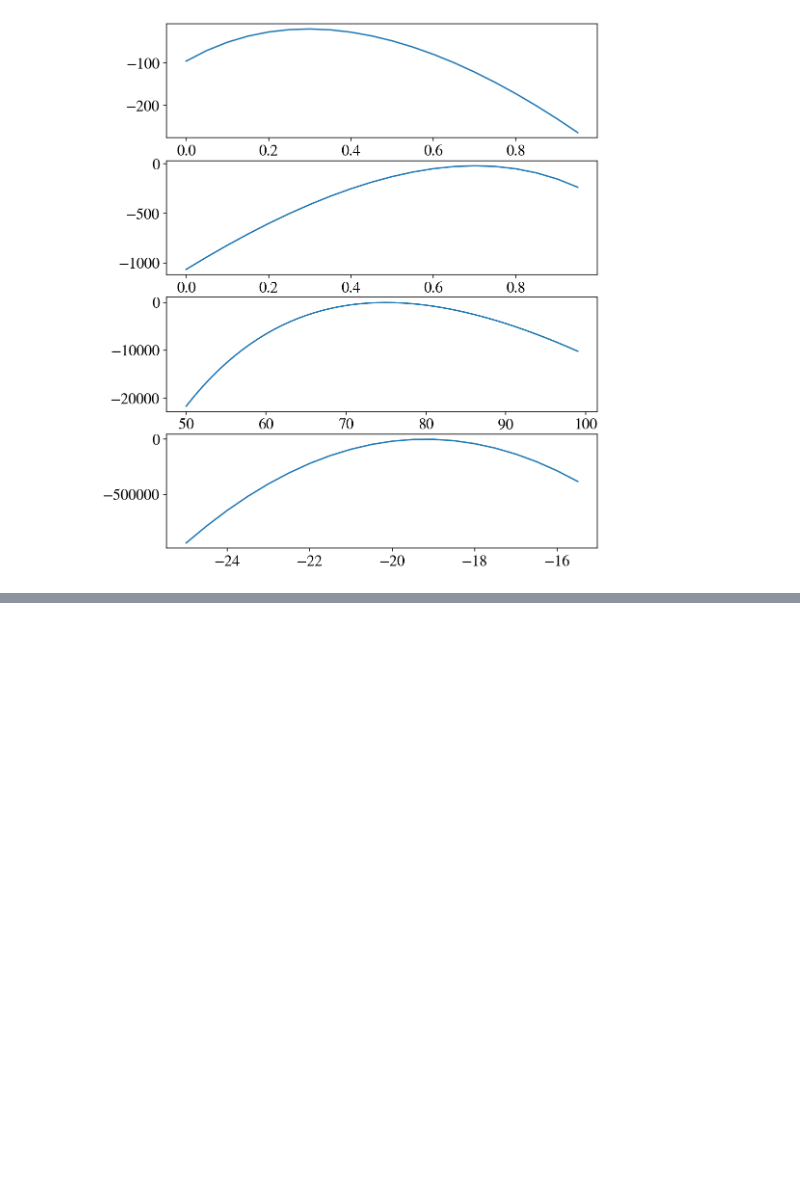
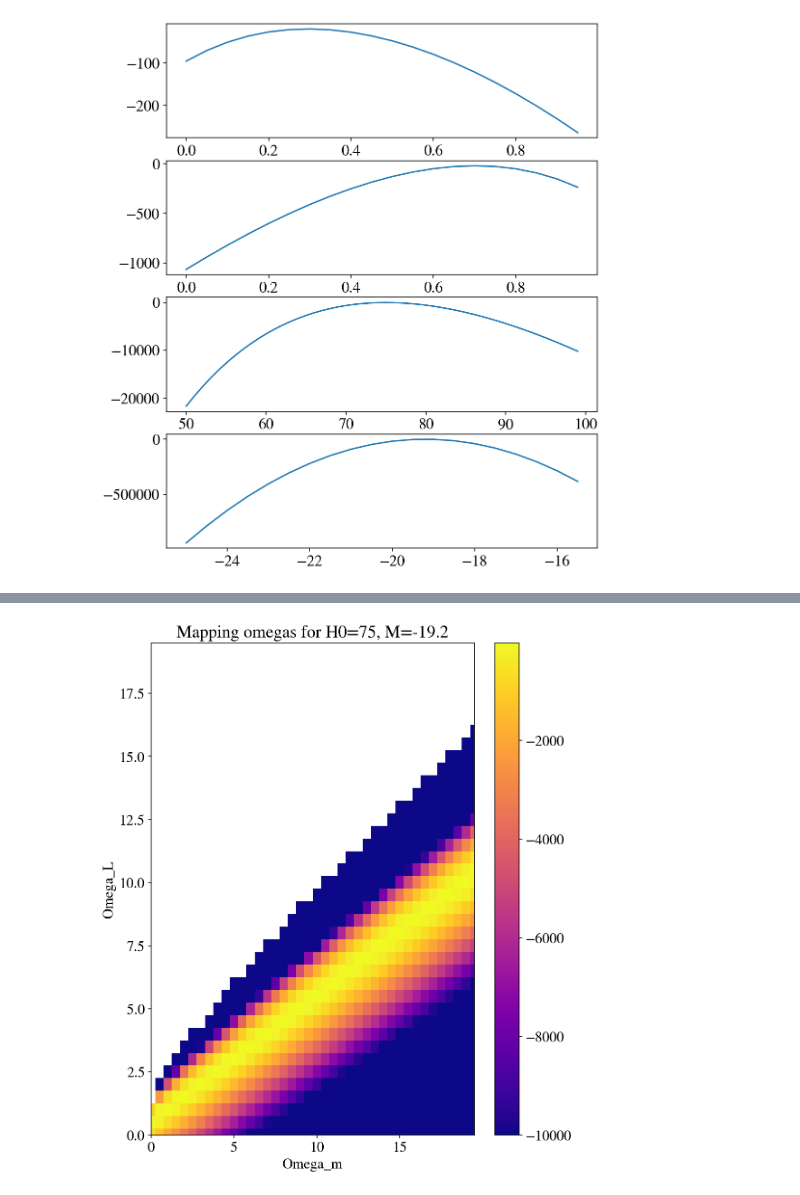
Before and after one commit to r-hensley/250_project_group_2, a Jupyter notebook: notebooks/likelihood_map.ipynb, the cells around one changed output, grey strips where cells are left out. Saved outputs shown, nothing was run; the diff lists cells and outputs as text; code cells hidden in the pictures; blank space fills up the shorter version.

```diff
--- a/notebooks/likelihood_map.ipynb
+++ b/notebooks/likelihood_map.ipynb
@@ -155,0 +157,5 @@ if __name__ == "__main__":
+# %%
+if __name__ == "__main__":
+    map_omegas(20, 0.5, 20, 0.5)
+# %% [output]
+[figure, added]
```
Also changed, not shown: parts of 1 cell of this notebook.
